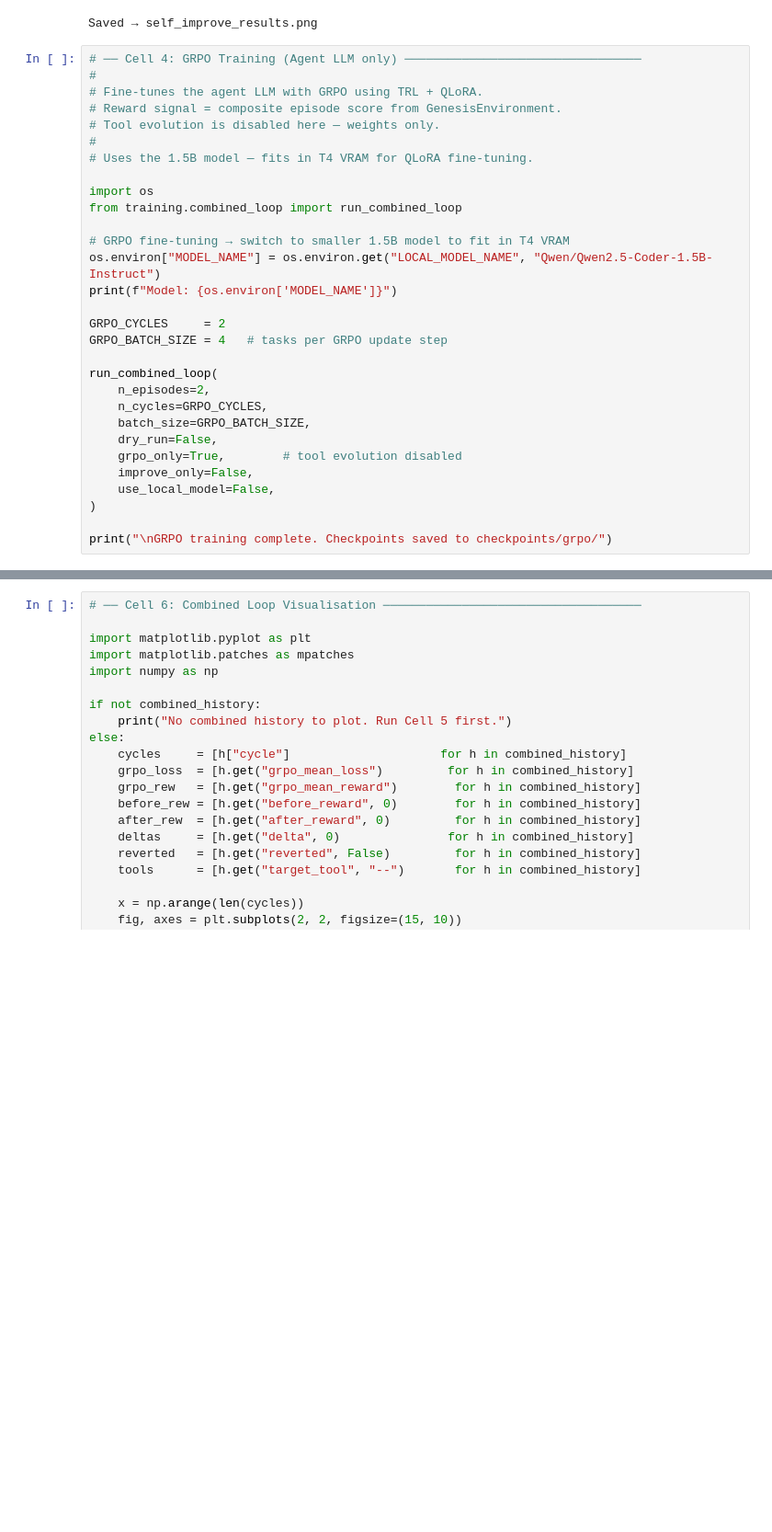
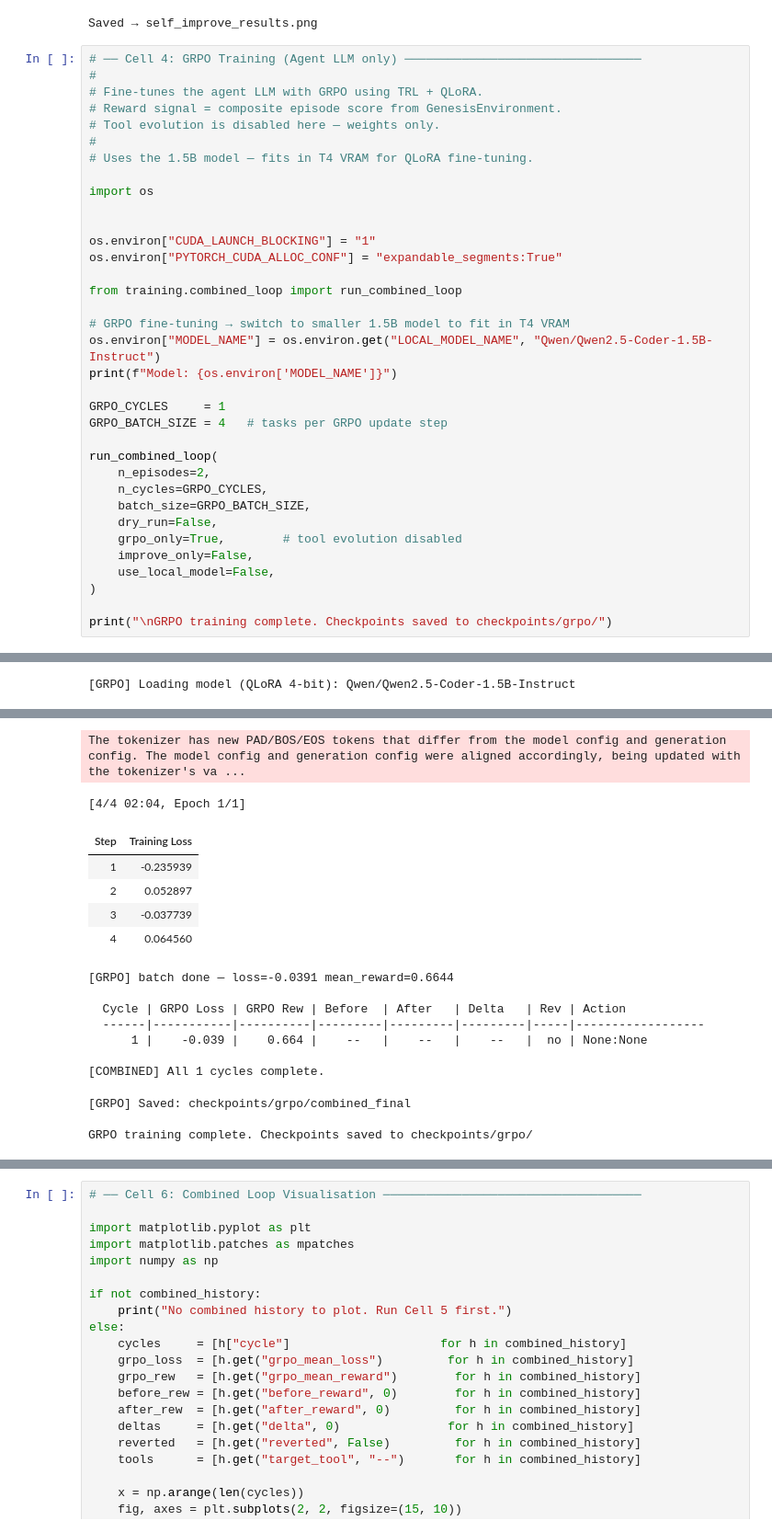
Before and after one commit to Antony-Berlin/the-blue-shirt-guy, a Jupyter notebook: training/Genesis_Env_Training.ipynb, the cells around one changed output, grey strips where cells are left out. Shown at 92% size. Cells and saved outputs as stored; diff of their text form; blank space fills up the shorter version.

```diff
--- a/training/genesis-env-training.ipynb
+++ b/training/Genesis_Env_Training.ipynb
@@ -162,13 +174,18 @@ Saved → self_improve_results.png
 # Uses the 1.5B model — fits in T4 VRAM for QLoRA fine-tuning.
 
 import os
+
+
+os.environ["CUDA_LAUNCH_BLOCKING"] = "1"
+os.environ["PYTORCH_CUDA_ALLOC_CONF"] = "expandable_segments:True"
+
 from training.combined_loop import run_combined_loop
 
 # GRPO fine-tuning → switch to smaller 1.5B model to fit in T4 VRAM
 os.environ["MODEL_NAME"] = os.environ.get("LOCAL_MODEL_NAME", "Qwen/Qwen2.5-Coder-1.5B-Instruct")
 print(f"Model: {os.environ['MODEL_NAME']}")
 
-GRPO_CYCLES     = 2
+GRPO_CYCLES     = 1
 GRPO_BATCH_SIZE = 4   # tasks per GRPO update step
 
 run_combined_loop(
@@ -182,3 +199,4 @@ run_combined_loop(
 )
 
 print("\nGRPO training complete. Checkpoints saved to checkpoints/grpo/")
+# %% [output]
@@ -184,0 +206 @@ print("\nGRPO training complete. Checkpoints saved to checkpoints/grpo/")
+[GRPO] Loading model (QLoRA 4-bit): Qwen/Qwen2.5-Coder-1.5B-Instruct
@@ -185,3 +222,20 @@ print("\nGRPO training complete. Checkpoints saved to checkpoints/grpo/")
+The tokenizer has new PAD/BOS/EOS tokens that differ from the model config and generation config. The model config and generation config were aligned accordingly, being updated with the tokenizer's va ...
+[4/4 02:04, Epoch 1/1]
+| Step | Training Loss |
+| 1 | -0.235939 |
+| 2 | 0.052897 |
+| 3 | -0.037739 |
+| 4 | 0.064560 |
+[GRPO] batch done — loss=-0.0391 mean_reward=0.6644
+
+  Cycle | GRPO Loss | GRPO Rew | Before  | After   | Delta   | Rev | Action
+  ------|-----------|----------|---------|---------|---------|-----|------------------
+      1 |    -0.039 |    0.664 |    --   |    --   |    --   |  no | None:None
+
+[COMBINED] All 1 cycles complete.
+[GRPO] Saved: checkpoints/grpo/combined_final
+
+GRPO training complete. Checkpoints saved to checkpoints/grpo/
 # %%
 # ── Cell 5: Combined Loop (GRPO + Tool Evolution) ──────────────────────────
 #
```
Also changed, not shown: parts of 3 cells of this notebook, 1 other file.
